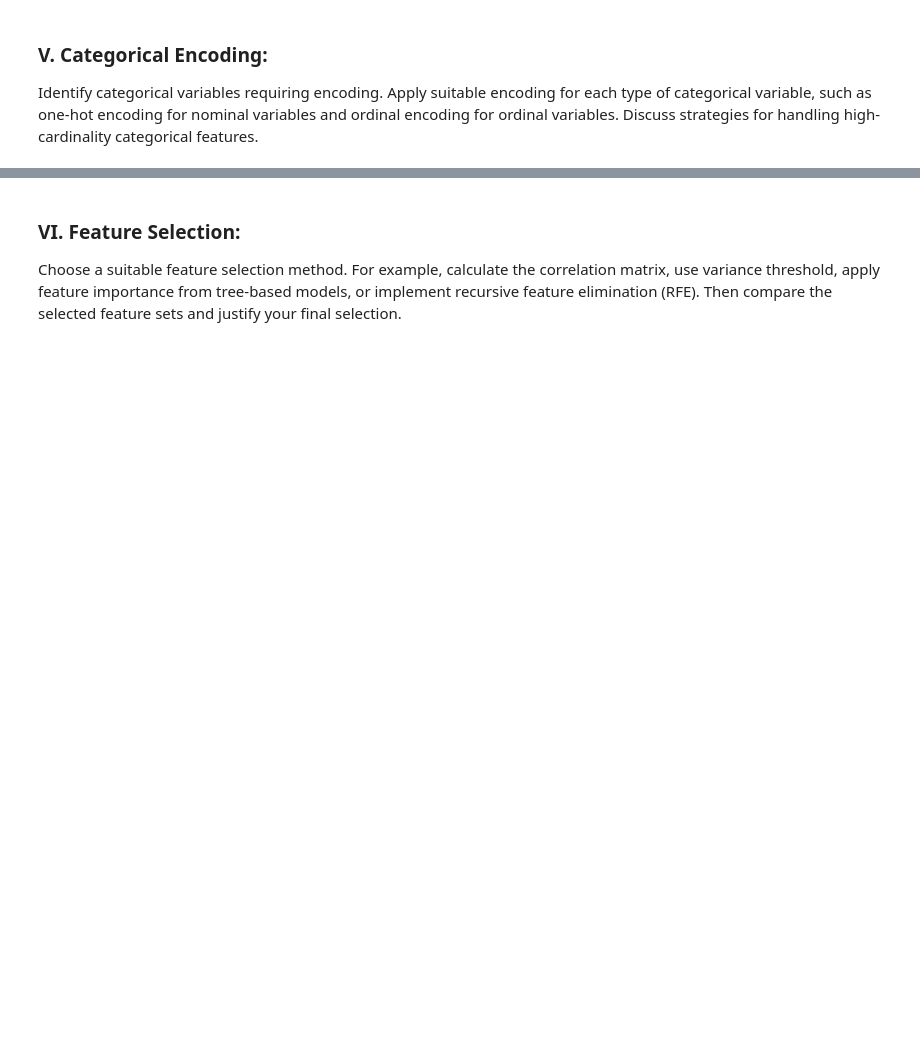
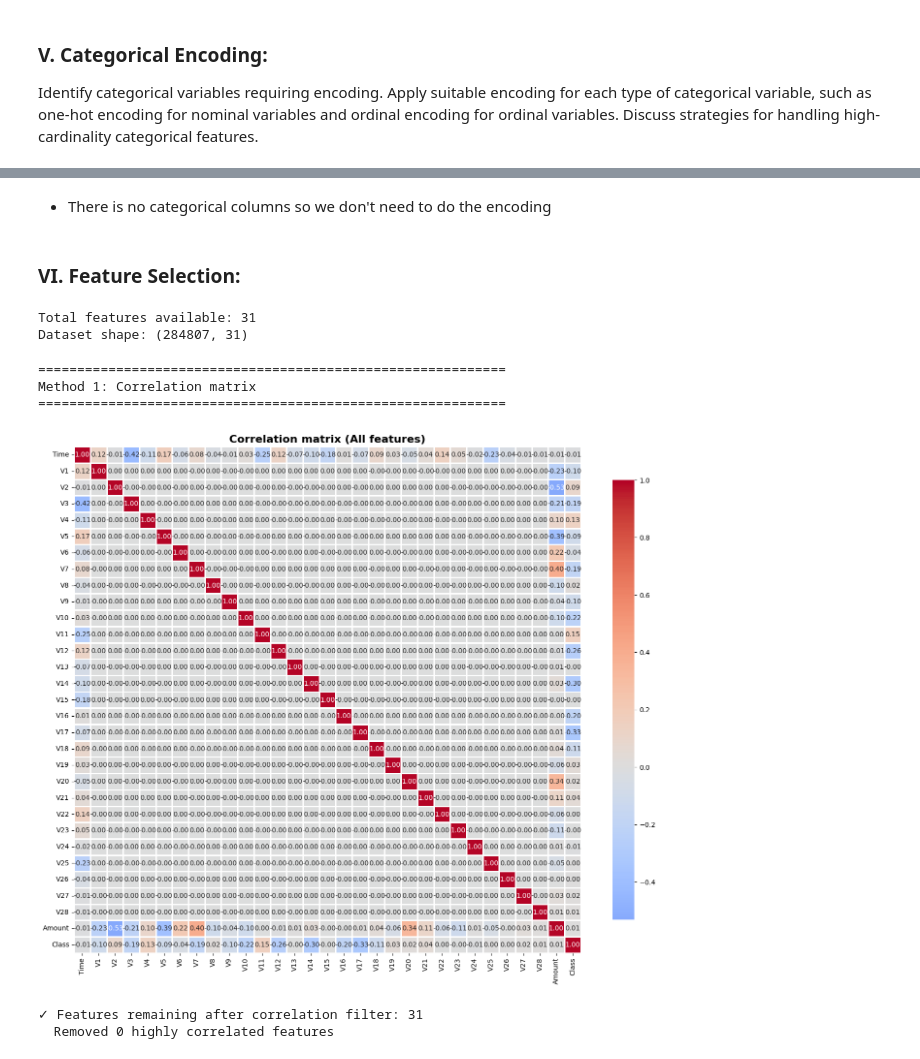
Before and after one commit to AnhTtis/Preprocessing_Methods, a Jupyter notebook: notebooks/02_tabular_preprocessing.ipynb, the cells around one changed output, grey strips where cells are left out. Drawn from its saved outputs; the diff is of its cells as text; code cells hidden in the pictures; blank space fills up the shorter version.

```diff
--- a/notebooks/02_tabular_preprocessing.ipynb
+++ b/notebooks/02_tabular_preprocessing.ipynb
@@ -135,3 +404,60 @@ Identify categorical variables requiring encoding. Apply suitable encoding for e
+# %% [markdown]
+- There is no categorical columns so we don't need to do the encoding
 # %% [markdown]
 ### VI. Feature Selection:
-Choose a suitable feature selection method. For example, calculate the correlation matrix, use variance threshold, apply feature importance from tree-based models, or implement recursive feature elimination (RFE). Then compare the selected feature sets and justify your final selection.
+# %%
+# Get all numerical features from encoded dataset
+all_features = data_normalized.select_dtypes(include=['int64', 'float64', 'uint8']).columns.tolist()
+
+print(f"\nTotal features available: {len(all_features)}")
+print(f"Dataset shape: {data_normalized.shape}")
+# %% [output]
+Total features available: 31
+Dataset shape: (284807, 31)
+# %%
+# Method 1: CORRELATION MATRIX
+print("\n" + "="*60)
+print("Method 1: Correlation matrix")
+print("="*60)
+# Calculate correlation matrix
+correlation_matrix = data_normalized[all_features].corr()
+
+# Find highly correlated features (> 0.9)
+high_corr_threshold = 0.9
+high_corr_pairs = []
+
+for i in range(len(correlation_matrix.columns)):
+    for j in range(i+1, len(correlation_matrix.columns)):
+        if abs(correlation_matrix.iloc[i, j]) > high_corr_threshold:
+            high_corr_pairs.append({
+                'Feature1': correlation_matrix.columns[i],
+                'Feature2': correlation_matrix.columns[j],
+                'Correlation': correlation_matrix.iloc[i, j]
+            })
+
+# Visualize correlation matrix
+top_features = all_features
+
+plt.figure(figsize=(14, 12))
+sns.heatmap(correlation_matrix.loc[top_features, top_features],
+            annot=True, fmt='.2f', cmap='coolwarm', center=0,
+            square=True, linewidths=1, cbar_kws={"shrink": 0.8})
+plt.title(f'Correlation matrix (All features)', fontsize=16, fontweight='bold')
+plt.tight_layout()
+plt.show()
+
+# Remove one feature from each highly correlated pair
+features_to_remove_corr = set()
+for pair in high_corr_pairs:
+    features_to_remove_corr.add(pair['Feature2'])  # Remove second feature
+
+features_after_corr = [f for f in all_features if f not in features_to_remove_corr]
+print(f"\n✓ Features remaining after correlation filter: {len(features_after_corr)}")
+print(f"  Removed {len(features_to_remove_corr)} highly correlated features")
+# %% [output]
+============================================================
+Method 1: Correlation matrix
+============================================================
+[figure, added]
+✓ Features remaining after correlation filter: 31
+  Removed 0 highly correlated features
```
Also changed, not shown: parts of 23 cells of this notebook.
